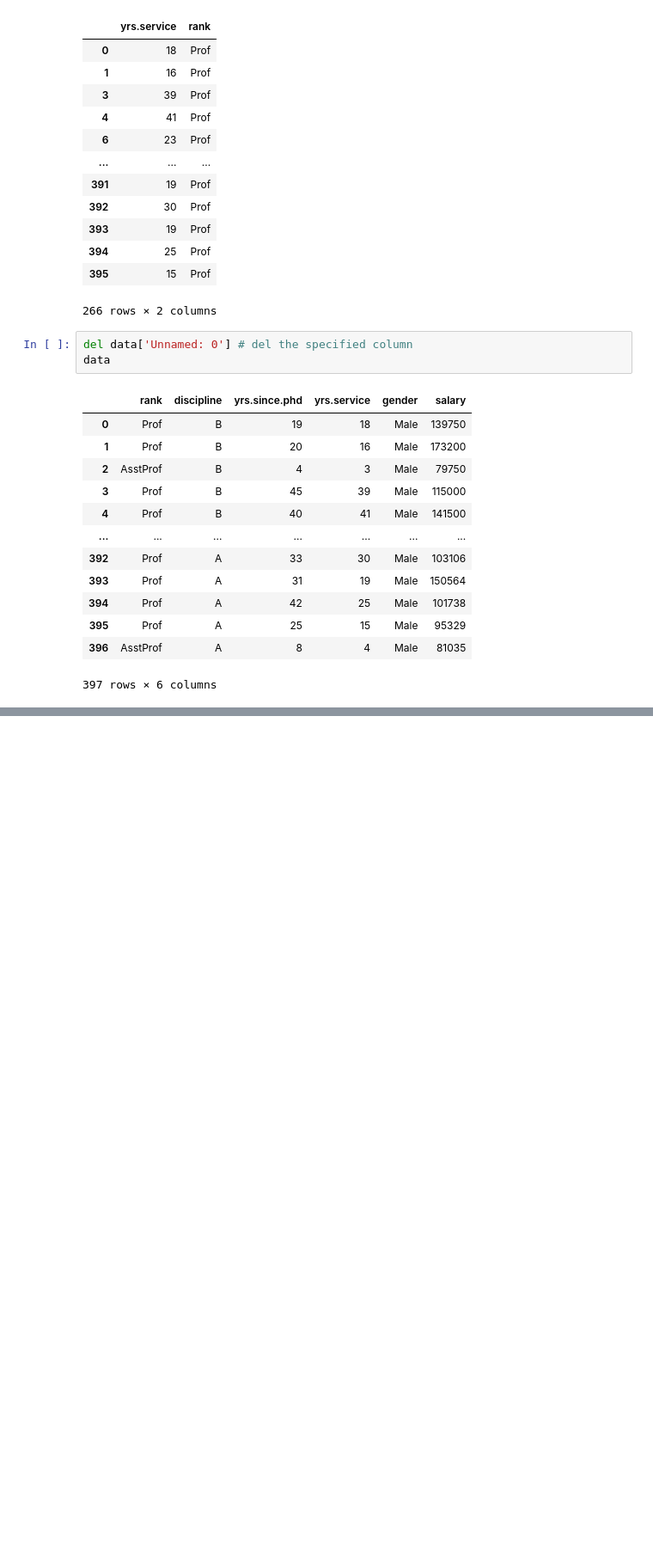
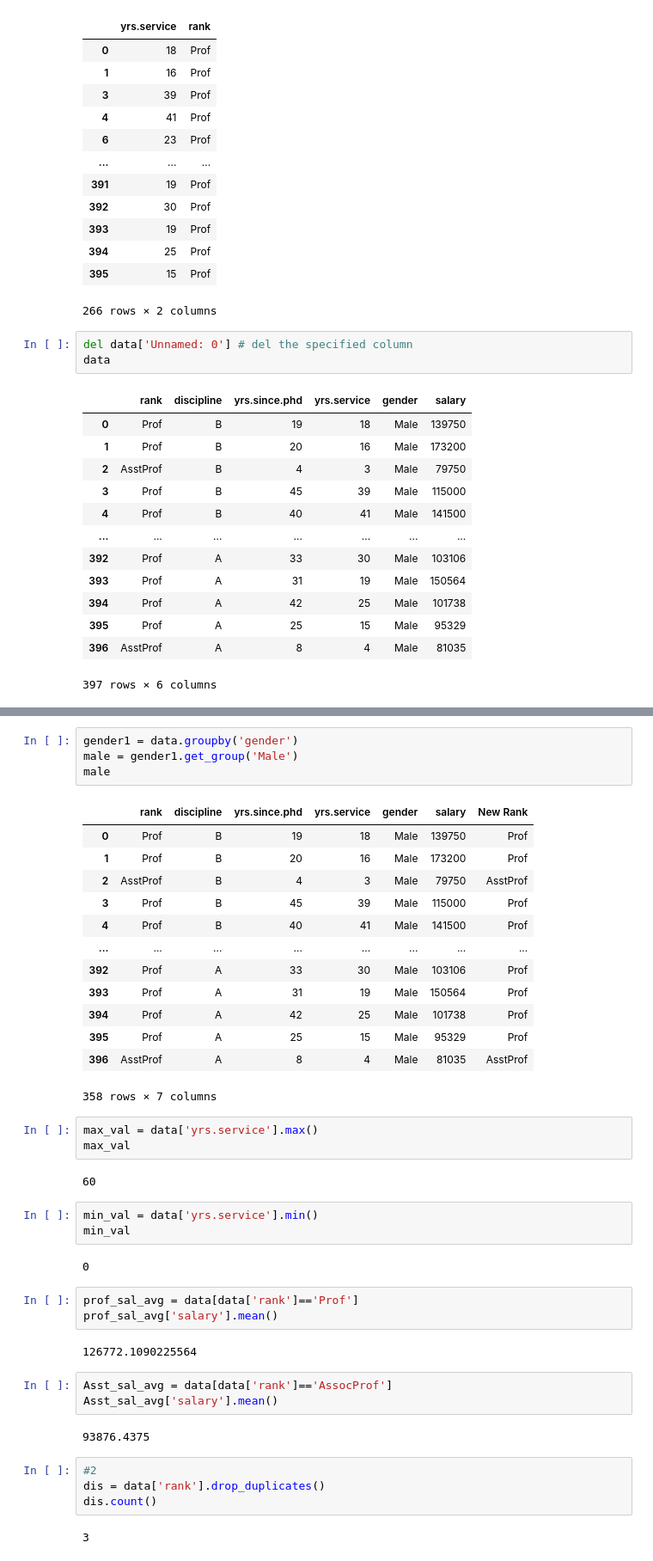
Before and after one commit to ShrikeshB/AIML, a Jupyter notebook: Salary_Dataset.ipynb, the cells around one changed output, grey strips where cells are left out. Shown at 86% size. Saved outputs shown, nothing was run; the diff lists cells and outputs as text; blank space fills up the shorter version.

```diff
--- a/Salary_Dataset.ipynb
+++ b/Salary_Dataset.ipynb
@@ -291,0 +358,44 @@ data
+# %%
+gender1 = data.groupby('gender')
+male = gender1.get_group('Male')
+male
+# %% [output]
+|  | rank | discipline | yrs.since.phd | yrs.service | gender | salary | New Rank |
+| 0 | Prof | B | 19 | 18 | Male | 139750 | Prof |
+| 1 | Prof | B | 20 | 16 | Male | 173200 | Prof |
+| 2 | AsstProf | B | 4 | 3 | Male | 79750 | AsstProf |
+| 3 | Prof | B | 45 | 39 | Male | 115000 | Prof |
+| 4 | Prof | B | 40 | 41 | Male | 141500 | Prof |
+| ... | ... | ... | ... | ... | ... | ... | ... |
+| 392 | Prof | A | 33 | 30 | Male | 103106 | Prof |
+| 393 | Prof | A | 31 | 19 | Male | 150564 | Prof |
+| 394 | Prof | A | 42 | 25 | Male | 101738 | Prof |
+| 395 | Prof | A | 25 | 15 | Male | 95329 | Prof |
+| 396 | AsstProf | A | 8 | 4 | Male | 81035 | AsstProf |
+358 rows × 7 columns
+# %%
+max_val = data['yrs.service'].max()
+max_val
+# %% [output]
+60
+# %%
+min_val = data['yrs.service'].min()
+min_val
+# %% [output]
+0
+# %%
+prof_sal_avg = data[data['rank']=='Prof']
+prof_sal_avg['salary'].mean()
+# %% [output]
+126772.1090225564
+# %%
+Asst_sal_avg = data[data['rank']=='AssocProf']
+Asst_sal_avg['salary'].mean()
+# %% [output]
+93876.4375
+# %%
+#2
+dis = data['rank'].drop_duplicates()
+dis.count()
+# %% [output]
+3
```
Also changed, not shown: parts of 7 cells of this notebook, 1 other file.
